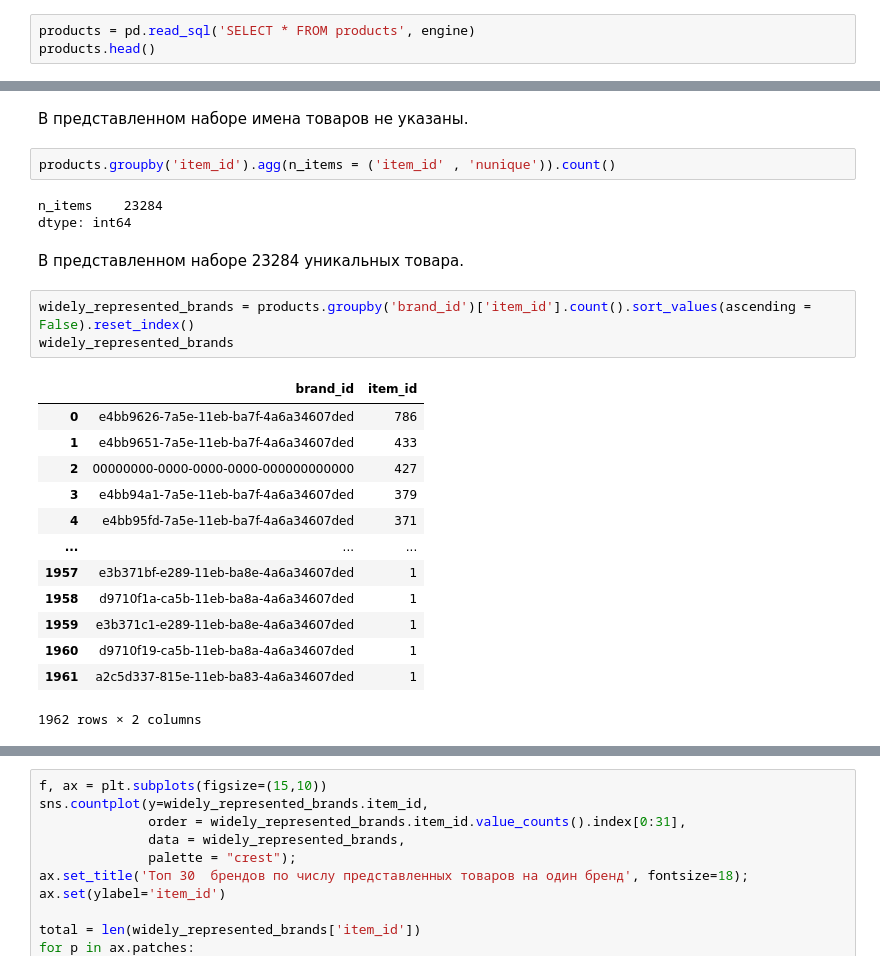
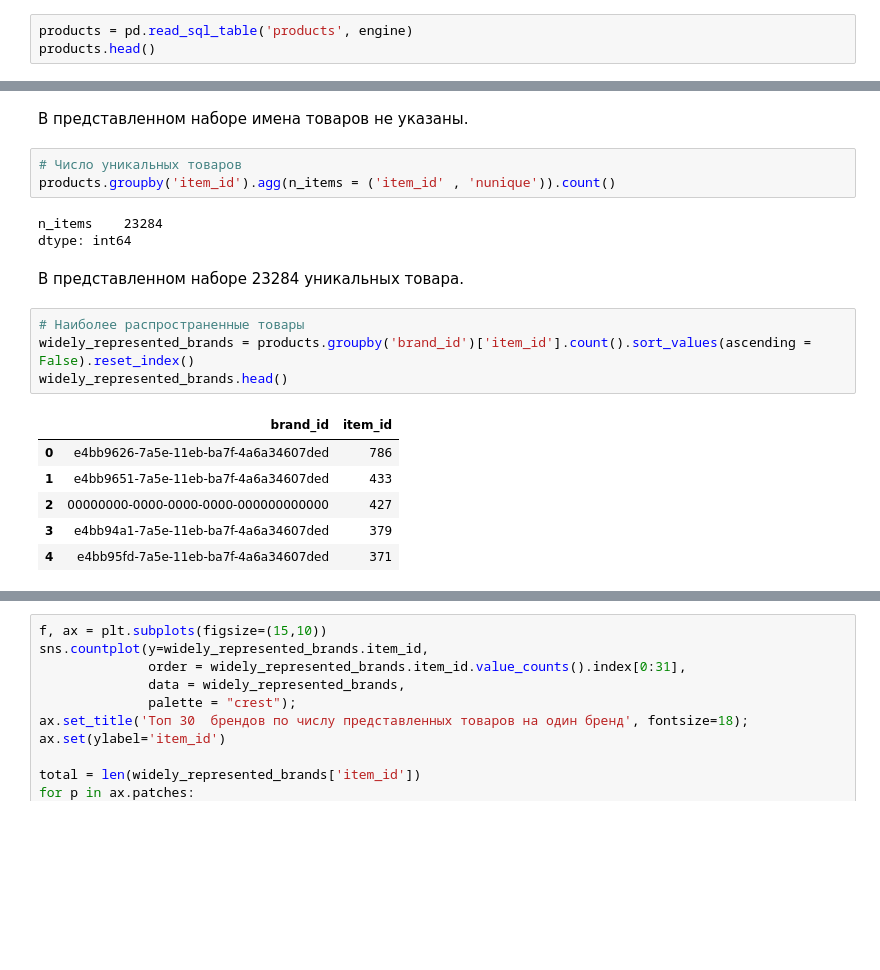
Before and after one commit to rttrif/TrifonovRS.Data_Analysiss_Portfolio.github.io, a Jupyter notebook: Machine Learning/Project 3 - Imprice/Solution_TrifonovRS.ipynb, the cells around one changed output, grey strips where cells are left out. Saved outputs shown, nothing was run; the diff lists cells and outputs as text; blank space fills up the shorter version.

```diff
--- a/Machine Learning/Project 3 - Imprice/Solution_TrifonovRS.ipynb
+++ b/Machine Learning/Project 3 - Imprice/Solution_TrifonovRS.ipynb
@@ -50,7 +57,7 @@ brands.head()
 | 3 | e3b371b0-e289-11eb-ba8e-4a6a34607ded |
 | 4 | 564a2208-3b3e-11ec-ba95-4a6a34607ded |
 # %%
-products = pd.read_sql('SELECT * FROM products', engine)
+products = pd.read_sql_table('products', engine)
 products.head()
 # %% [output]
 |  | item_id | brand_id | name |
@@ -138,6 +321,7 @@ Name: name, dtype: object
 # %% [markdown]
  В представленном наборе имена товаров не указаны.
 # %%
+# Число уникальных товаров
 products.groupby('item_id').agg(n_items = ('item_id' , 'nunique')).count()
 # %% [output]
 n_items    23284
@@ -145,19 +329,13 @@ dtype: int64
 # %% [markdown]
  В представленном наборе 23284 уникальных товара.
 # %%
+# Наиболее распространенные товары
 widely_represented_brands = products.groupby('brand_id')['item_id'].count().sort_values(ascending = False).reset_index()
-widely_represented_brands
+widely_represented_brands.head()
 # %% [output]
 |  | brand_id | item_id |
 | 0 | e4bb9626-7a5e-11eb-ba7f-4a6a34607ded | 786 |
 | 1 | e4bb9651-7a5e-11eb-ba7f-4a6a34607ded | 433 |
 | 2 | 00000000-0000-0000-0000-000000000000 | 427 |
 | 3 | e4bb94a1-7a5e-11eb-ba7f-4a6a34607ded | 379 |
 | 4 | e4bb95fd-7a5e-11eb-ba7f-4a6a34607ded | 371 |
-| ... | ... | ... |
-| 1957 | e3b371bf-e289-11eb-ba8e-4a6a34607ded | 1 |
-| 1958 | d9710f1a-ca5b-11eb-ba8a-4a6a34607ded | 1 |
-| 1959 | e3b371c1-e289-11eb-ba8e-4a6a34607ded | 1 |
-| 1960 | d9710f19-ca5b-11eb-ba8a-4a6a34607ded | 1 |
-| 1961 | a2c5d337-815e-11eb-ba83-4a6a34607ded | 1 |
-1962 rows × 2 columns
```
Also changed, not shown: parts of 61 cells of this notebook.
